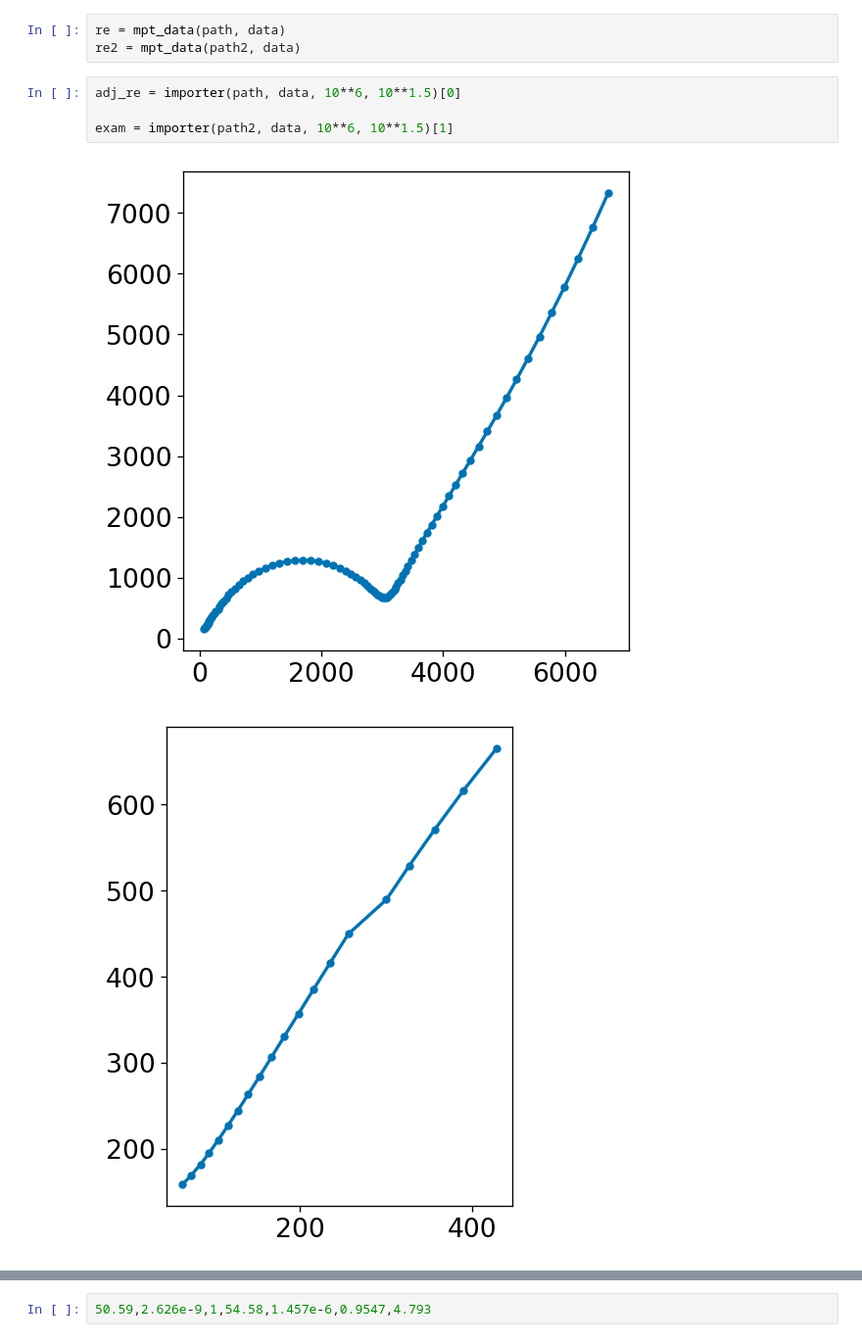
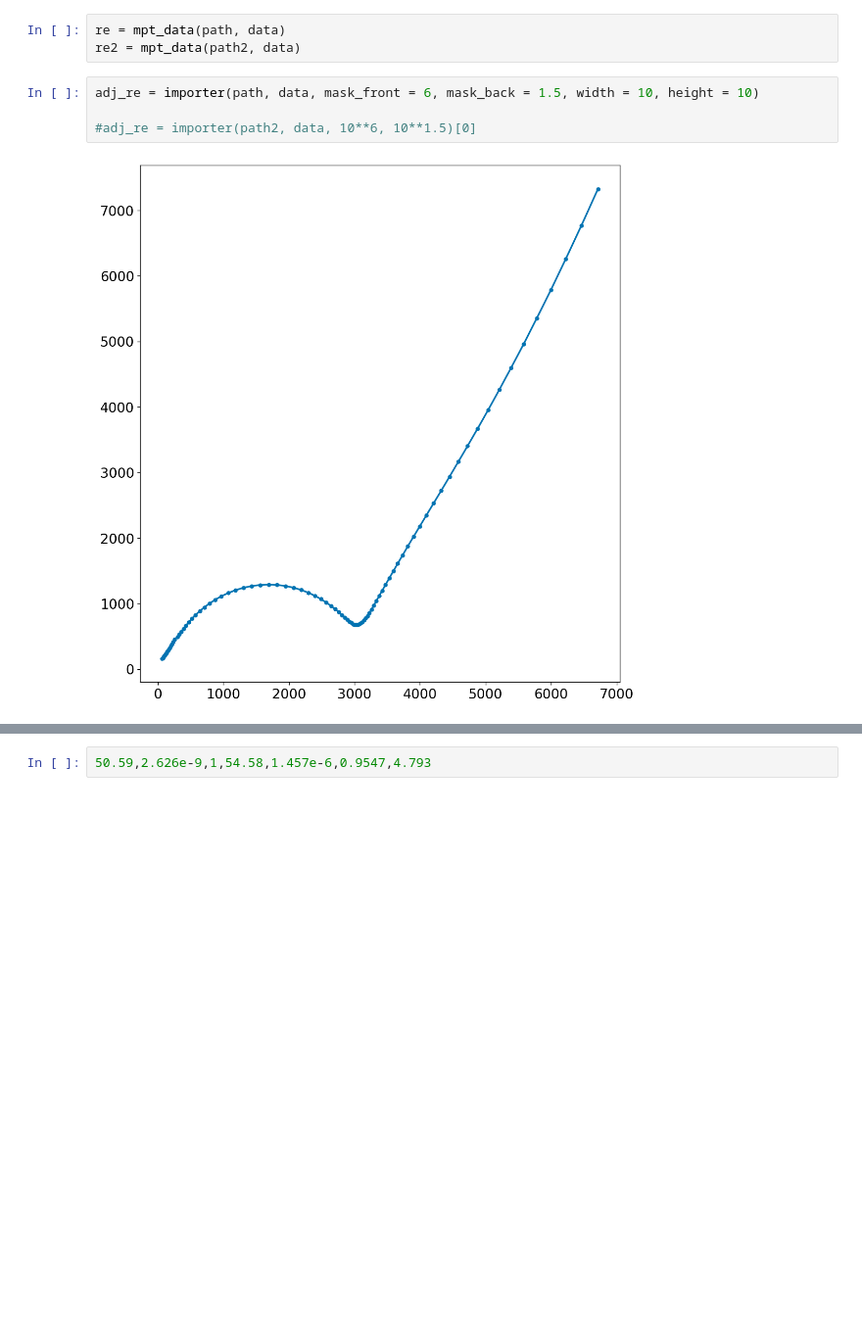
Before and after one commit to WildcatDiscovery/Kyler_Speed_Circuit, a Jupyter notebook: python_notebooks/linear_kk.ipynb, the cells around one changed output, grey strips where cells are left out. Shown at 98% size. Drawn from its saved outputs; the diff is of its cells as text; blank space fills up the shorter version.

Commit message:
figuring height and width finalized

```diff
--- a/python_notebooks/linear_kk.ipynb
+++ b/python_notebooks/linear_kk.ipynb
@@ -8,12 +8,11 @@ data = ['DE_40_1_30.mpt']
 re = mpt_data(path, data)
 re2 = mpt_data(path2, data)
 # %%
-adj_re = importer(path, data, 10**6, 10**1.5)[0]
+adj_re = importer(path, data, mask_front = 6, mask_back = 1.5, width = 10, height = 10)
 
-exam = importer(path2, data, 10**6, 10**1.5)[1]
+#adj_re = importer(path2, data, 10**6, 10**1.5)[0]
 # %% [output]
-[figure, old version]
+[figure, new version]
-[figure, removed]
 # %%
 adj_re.mpt_plot()
 # %% [output]
```
Also changed, not shown: parts of 13 cells of this notebook, 2 other files.
